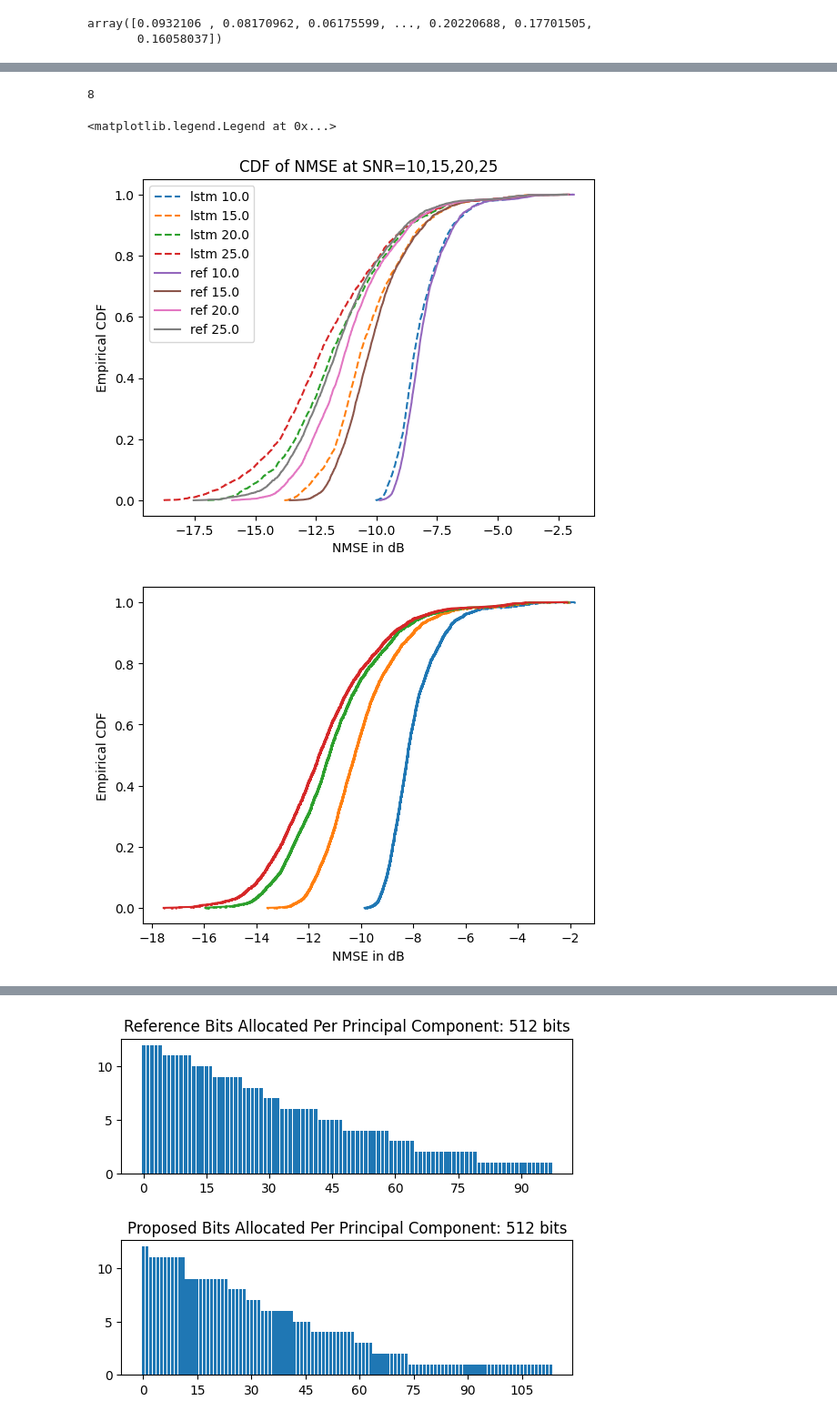
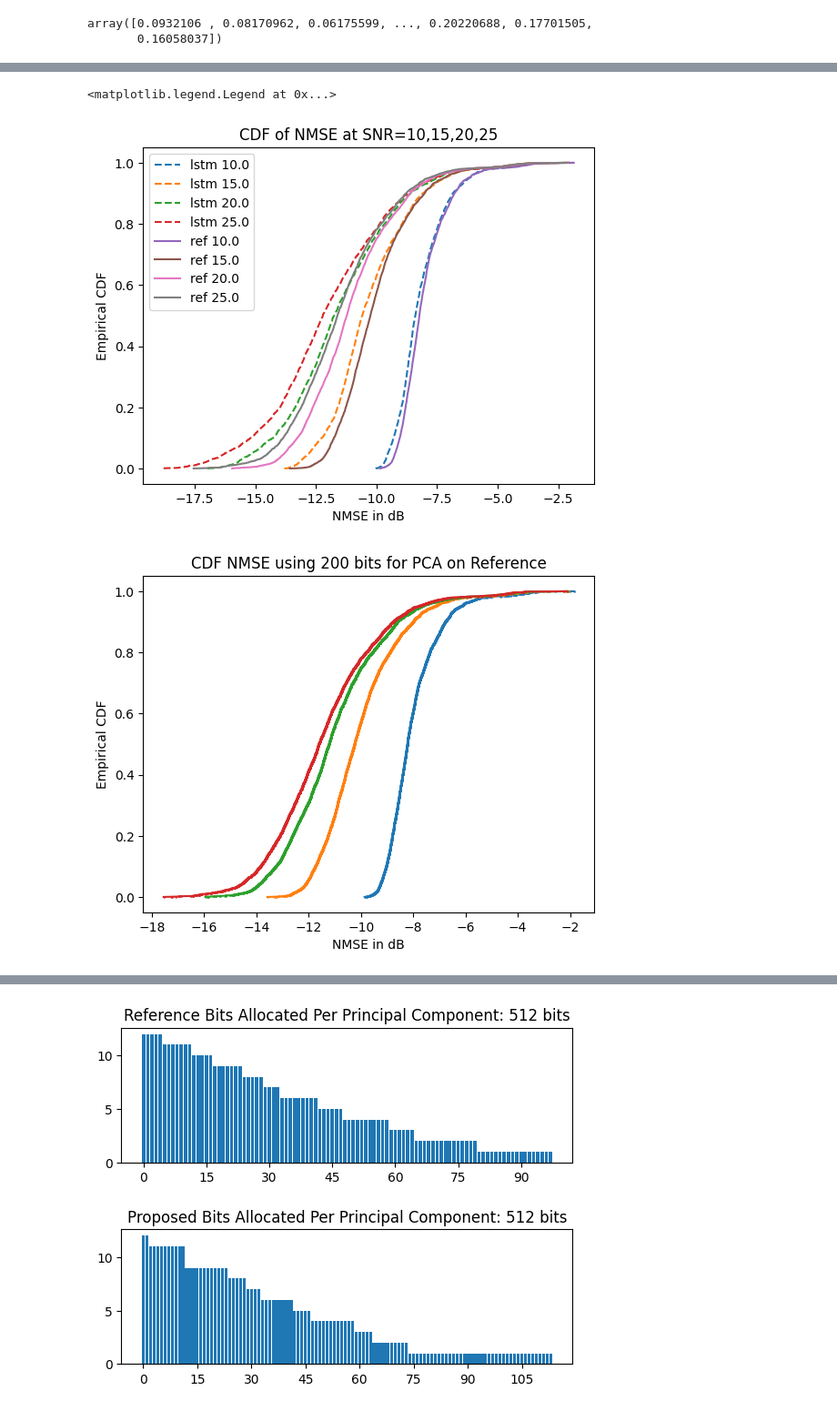
Before and after one commit to dziper/NonstaticCSI, a Jupyter notebook: project/plot_results_v2.ipynb, the cells around one changed output, grey strips where cells are left out. Shown at 91% size. Drawn from its saved outputs; the diff is of its cells as text; code cells hidden in the pictures.

```diff
--- a/project/plot_results_v2.ipynb
+++ b/project/plot_results_v2.ipynb
@@ -10,15 +10,19 @@ leg = []
 
 # Btot =[16, 32, 64, 128, 256, 512, 1024, 1536, 2048]
 Btot =[128]
-# Btot =[512, 1024, 1536]
-save_path = r"C:\Users\nrazavi\Downloads\DanielResults\results"
+# Btot =[256, 512, 1024, 1536]
+Btot =[16,32,64,128]
+
+# save_path = r"C:\Users\nrazavi\Downloads\DanielResults\results"
+save_path = "../data/DanielResults/results"
+
 for btot in Btot:
     nmse_lstm = np.load(os.path.join(save_path, f'nmse-{name}_Btot_{btot}.npy'))
     nmse_lstm_mean.append(np.mean(10 * np.log10(nmse_lstm)))
     nmse_lstms.append(nmse_lstm)
-    leg.append(f"{name} - {btot} bits")
+    leg.append(f"LSTM: CSI hist - {btot} bits")
 
-name2 = "lstm_pca80"
+name2 = "reference"
 nmse_ref_mean = []
 nmse_refs = []
 for btot in Btot:
@@ -33,11 +37,13 @@ array([0.0932106 , 0.08170962, 0.06175599, ..., 0.20220688, 0.17701505,
        0.16058037])
 # %%
 import matplotlib.pyplot as plt
-save_path = r"C:\Users\nrazavi\Downloads\DanielResults\results"
+# save_path = r"C:\Users\nrazavi\Downloads\DanielResults\results"
+save_path = "../data/DanielResults/results"
+
 # Btot =[16, 32, 64, 128, 256, 512, 1024, 1536, 2048]
-Btot =[128]
-# Btot =[512, 1024, 1536]
-
+# Btot =[128]
+# Btot =[256, 512, 1024, 1536]
+Btot =[16,32,64,128]
 nmse_lstms.extend(nmse_refs)
 
 markers = ["^","<",">","p","*"]
@@ -48,8 +54,8 @@ for i in range(len(nmse_lstms)):
 
     probabilities = np.arange(1, len(cdf_nmse) + 1) / len(cdf_nmse)
 
-    if(i<5):
-        plt.plot(cdf_nmse, probabilities, label='CDF 10log(NMSE)',marker=markers[1],markersize=1)
+    if(i<4):
+        plt.plot(cdf_nmse, probabilities, label='CDF 10log(NMSE)',linestyle='--')
     else:
         plt.plot(cdf_nmse, probabilities, label='CDF 10log(NMSE)')
 
@@ -132,8 +144,8 @@ folders = thing.split("\n")
 
 import matplotlib.pyplot as plt
 
-save_path = r"C:\Users\nrazavi\Downloads\results 2\results"
-
+# save_path = r"C:\Users\nrazavi\Downloads\results 2\results"
+save_path = "../data/results 2/results"
 def noise_add_plot(folder, name, btot):
     nmse_lstm = np.load(os.path.join(save_path, folder, f'nmse-{name}_Btot_{btot}.npy'))
     nmse_lstms.append(nmse_lstm)
@@ -150,7 +162,6 @@ for f in folders:
     leg.append(f"ref {np.floor(10*np.log10(float(f[8:f.find('_')])))}")
 
 markers = ["^","<",">","p","*"]
-print(len(nmse_lstms))
 for i in range(len(nmse_lstms)):
     nmse = nmse_lstms[i]
     cdf_nmse = np.sort(10 * np.log10(nmse))
@@ -168,35 +179,35 @@ for i in range(len(nmse_lstms)):
 plt.title("CDF of NMSE at SNR=10,15,20,25")
 plt.legend(leg)
 # %% [output]
-8
+<matplotlib.legend.Legend at 0x...>
-<matplotlib.legend.Legend at 0x...>
 [figure]
 # %%
 nmse_lstms = []
 for f in folders:
     noise_add_plot(f, "reference_pca200", 128)
 
 
 
 markers = ["^","<",">","p","*"]
 for i in range(len(nmse_lstms)):
     nmse = nmse_lstms[i]
     cdf_nmse = np.sort(10 * np.log10(nmse))
     # cdf_rho = np.sort(10 * np.log10(1 - rho))
 
     probabilities = np.arange(1, len(cdf_nmse) + 1) / len(cdf_nmse)
 
     if(i<5):
         plt.plot(cdf_nmse, probabilities, label='CDF 10log(NMSE)',marker=markers[1],markersize=1)
     else:
         plt.plot(cdf_nmse, probabilities, label='CDF 10log(NMSE)')
 
         # plt.plot(cdf_nmse, probabilities, label='CDF 10log(NMSE)')
 
+    plt.title("CDF NMSE using 200 bits for PCA on Reference")
     plt.xlabel('NMSE in dB')
     plt.ylabel('Empirical CDF')
 # %% [output]
-[figure, old version]
+[figure, new version]
 # %%
 
 import matplotlib.pyplot as plt
```
Also changed, not shown: parts of 5 cells of this notebook, 2 other files.
